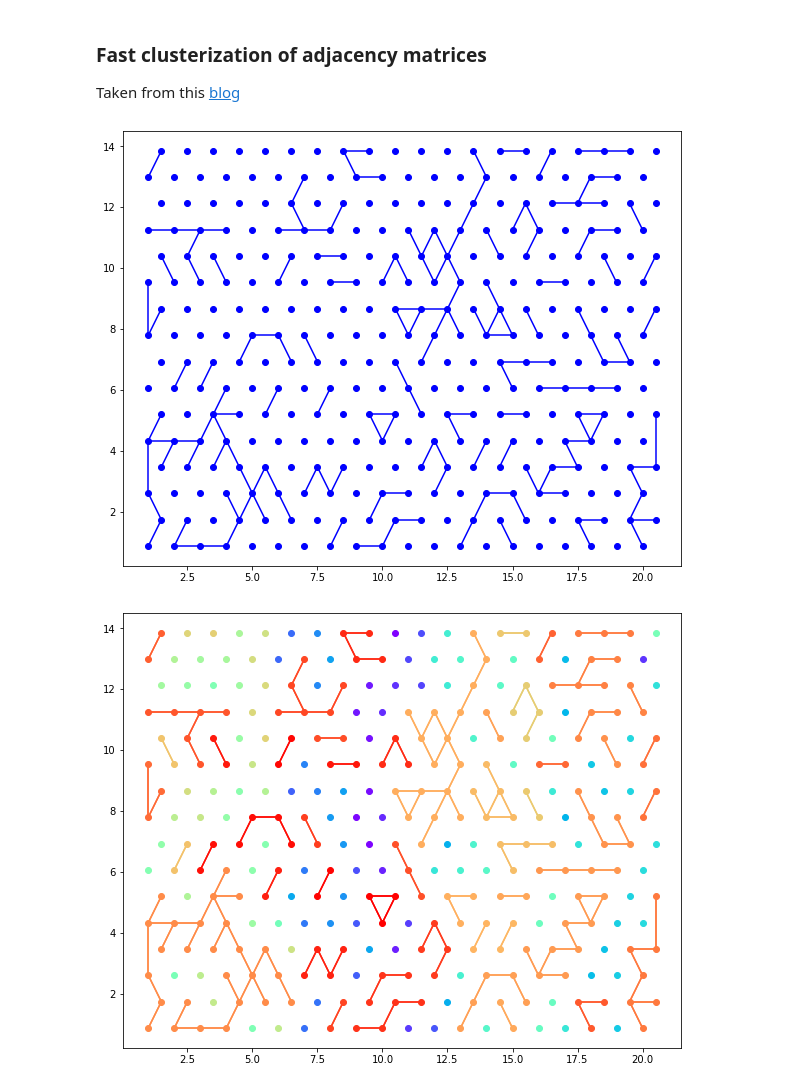
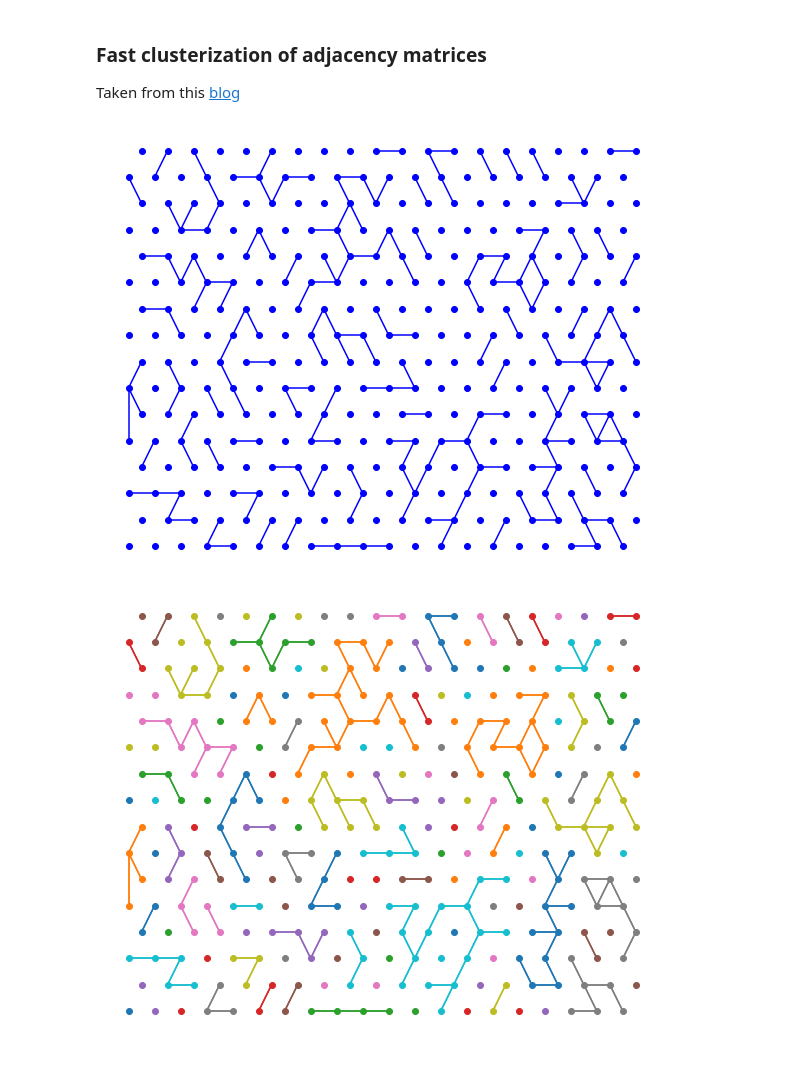
Before and after one commit to ccontrer/RNDStuff, a Jupyter notebook: Adjancency.ipynb, the cells around one changed output. Cells and saved outputs as stored; diff of their text form; code cells hidden in the pictures.

Commit message:
adjacency color palette

```diff
--- a/Adjancency.ipynb
+++ b/Adjancency.ipynb
@@ -5,8 +5,7 @@ from scipy import spatial
 from scipy import sparse
 import matplotlib.pyplot as plt
 # %%
-from pylab import rcParams
-rcParams['figure.figsize'] = 10, 8
+plt.rcParams['figure.figsize'] = 10, 8
 # %% [markdown]
 ### Fast clusterization of adjacency matrices
 Taken from this [blog](http://raphael.candelier.fr/?blog=Adj2cluster)
@@ -48,8 +47,9 @@ def show_adjacency_matrix(A, m, n):
     for i, j in zip(A.row, A.col):
         plt.plot([x[i], x[j]], [y[i], y[j]], c='b')
     plt.plot(x, y, 'ob')
+    plt.axis('off')
 
-def adjoint_2_cluster(A):
+def adjacency_2_cluster(A):
     # A: sparse matrix
 
     # Reverse Cuthill-McKee ordering
@@ -71,24 +71,26 @@ def show_clusters(A, C, m, n):
     # n: number of columns in the network
 
     x, y = make_nodes_grid(m, n)
-    color = plt.cm.rainbow(np.linspace(0, 1, len(C)))
+    color = plt.rcParams['axes.prop_cycle'].by_key()['color']
+    ncolor = len(color)
     k = 0
     for c in C:
         for e in c:
             for i, j in zip(A.row, A.col):
                 if e in (i, j):
-                    plt.plot([x[i], x[j]], [y[i], y[j]], c=color[k])
-            plt.plot(x[e], y[e], 'o', c=color[k])
+                    plt.plot([x[i], x[j]], [y[i], y[j]], c=color[k % ncolor])
+            plt.plot(x[e], y[e], 'o', c=color[k % ncolor])
         k = k + 1
+    plt.axis('off')
 # %%
 m = 16
 n = 20
-A = random_adjacency_matrix(m, n, 0.20)
+A = random_adjacency_matrix(m, n, 0.2)
 show_adjacency_matrix(A, m, n)
 # %% [output]
-[figure, old version]
+[figure, new version]
 # %%
-C = adjoint_2_cluster(A)
+C = adjacency_2_cluster(A)
 show_clusters(A, C, m, n)
 # %% [output]
-[figure, old version]
+[figure, new version]
```
